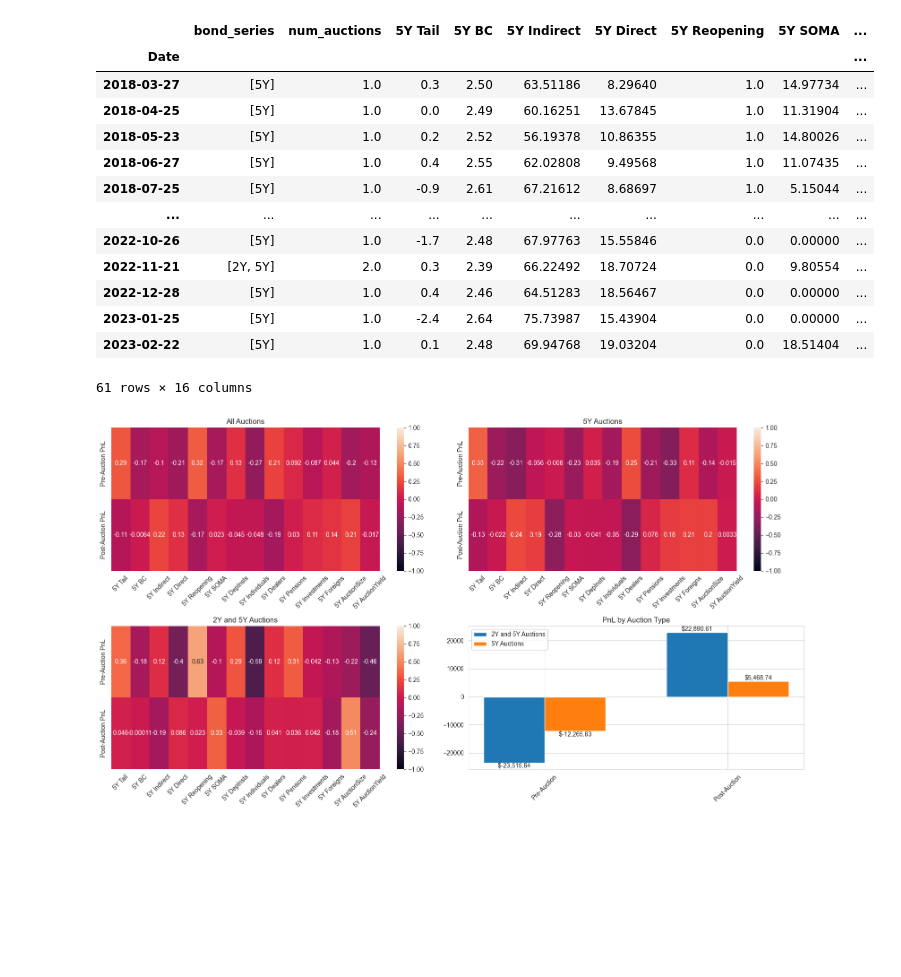
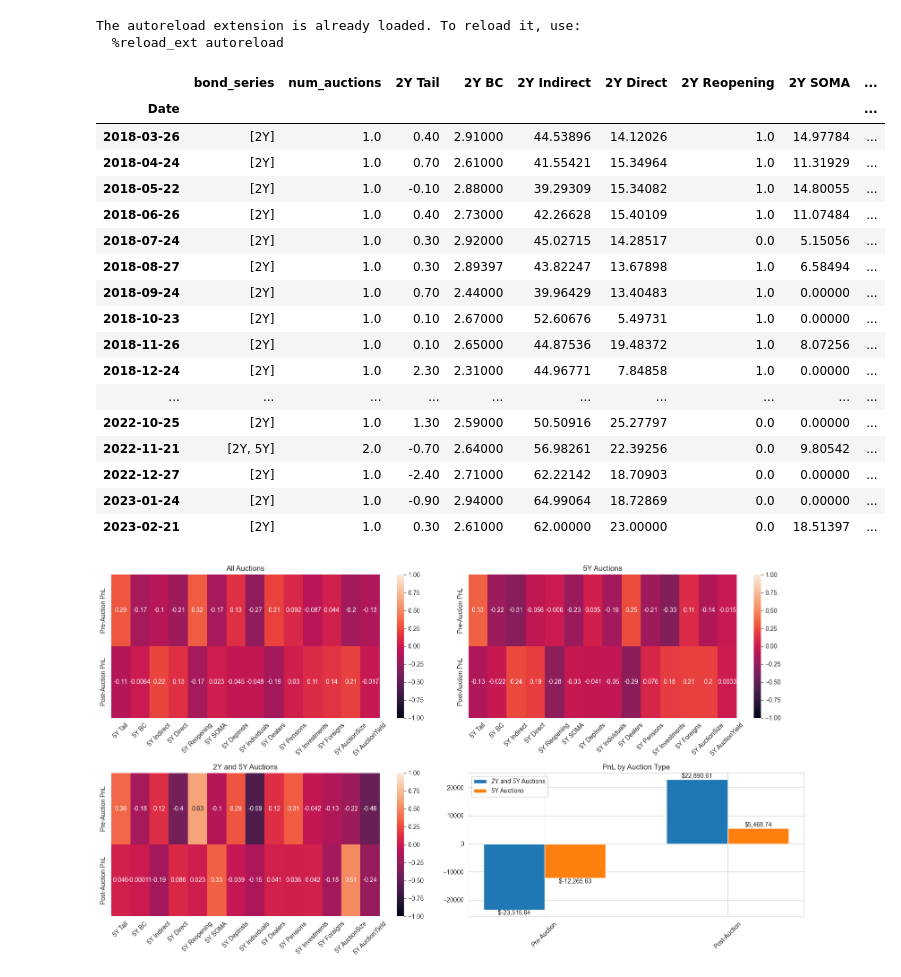
Before and after one commit to chiwailee/UChicago-Winter2022, a Jupyter notebook: Auction_Analysis.ipynb, the cells around one changed output. Saved outputs shown, nothing was run; the diff lists cells and outputs as text; code cells hidden in the pictures; blank space fills up the shorter version.

```diff
--- a/Auction_Analysis.ipynb
+++ b/Auction_Analysis.ipynb
@@ -1,32 +1,38 @@
 # %%
 import pandas as pd
 import matplotlib.pyplot as plt
 import numpy as np
 import auctiondates.auctionFileProcessing as afp
 
 %load_ext autoreload
 %autoreload 2
 
 AUCTION_FILENAME = r"auctiondates/UST Auction All Data_20230313.csv"
 auction_data = afp.loadJPMFullAuctionTable(AUCTION_FILENAME)
 twos = afp.pdGetOneAuctionResults(auction_data, 2)
 fives = afp.pdGetOneAuctionResults(auction_data, 5)
-display(fives)
+display(twos)
 # %% [output]
+The autoreload extension is already loaded. To reload it, use:
+  %reload_ext autoreload
-|  | bond_series | num_auctions | 5Y Tail | 5Y BC | 5Y Indirect | 5Y Direct | 5Y Reopening | 5Y SOMA | ... |
+|  | bond_series | num_auctions | 2Y Tail | 2Y BC | 2Y Indirect | 2Y Direct | 2Y Reopening | 2Y SOMA | ... |
 | Date |  |  |  |  |  |  |  |  | ... |
-| 2018-03-27 | [5Y] | 1.0 | 0.3 | 2.50 | 63.51186 | 8.29640 | 1.0 | 14.97734 | ... |
-| 2018-04-25 | [5Y] | 1.0 | 0.0 | 2.49 | 60.16251 | 13.67845 | 1.0 | 11.31904 | ... |
-| 2018-05-23 | [5Y] | 1.0 | 0.2 | 2.52 | 56.19378 | 10.86355 | 1.0 | 14.80026 | ... |
-| 2018-06-27 | [5Y] | 1.0 | 0.4 | 2.55 | 62.02808 | 9.49568 | 1.0 | 11.07435 | ... |
-| 2018-07-25 | [5Y] | 1.0 | -0.9 | 2.61 | 67.21612 | 8.68697 | 1.0 | 5.15044 | ... |
+| 2018-03-26 | [2Y] | 1.0 | 0.40 | 2.91000 | 44.53896 | 14.12026 | 1.0 | 14.97784 | ... |
+| 2018-04-24 | [2Y] | 1.0 | 0.70 | 2.61000 | 41.55421 | 15.34964 | 1.0 | 11.31929 | ... |
+| 2018-05-22 | [2Y] | 1.0 | -0.10 | 2.88000 | 39.29309 | 15.34082 | 1.0 | 14.80055 | ... |
+| 2018-06-26 | [2Y] | 1.0 | 0.40 | 2.73000 | 42.26628 | 15.40109 | 1.0 | 11.07484 | ... |
+| 2018-07-24 | [2Y] | 1.0 | 0.30 | 2.92000 | 45.02715 | 14.28517 | 0.0 | 5.15056 | ... |
+| 2018-08-27 | [2Y] | 1.0 | 0.30 | 2.89397 | 43.82247 | 13.67898 | 1.0 | 6.58494 | ... |
+| 2018-09-24 | [2Y] | 1.0 | 0.70 | 2.44000 | 39.96429 | 13.40483 | 1.0 | 0.00000 | ... |
+| 2018-10-23 | [2Y] | 1.0 | 0.10 | 2.67000 | 52.60676 | 5.49731 | 1.0 | 0.00000 | ... |
+| 2018-11-26 | [2Y] | 1.0 | 0.10 | 2.65000 | 44.87536 | 19.48372 | 1.0 | 8.07256 | ... |
+| 2018-12-24 | [2Y] | 1.0 | 2.30 | 2.31000 | 44.96771 | 7.84858 | 1.0 | 0.00000 | ... |
 | ... | ... | ... | ... | ... | ... | ... | ... | ... | ... |
-| 2022-10-26 | [5Y] | 1.0 | -1.7 | 2.48 | 67.97763 | 15.55846 | 0.0 | 0.00000 | ... |
-| 2022-11-21 | [2Y, 5Y] | 2.0 | 0.3 | 2.39 | 66.22492 | 18.70724 | 0.0 | 9.80554 | ... |
-| 2022-12-28 | [5Y] | 1.0 | 0.4 | 2.46 | 64.51283 | 18.56467 | 0.0 | 0.00000 | ... |
-| 2023-01-25 | [5Y] | 1.0 | -2.4 | 2.64 | 75.73987 | 15.43904 | 0.0 | 0.00000 | ... |
-| 2023-02-22 | [5Y] | 1.0 | 0.1 | 2.48 | 69.94768 | 19.03204 | 0.0 | 18.51404 | ... |
+| 2022-10-25 | [2Y] | 1.0 | 1.30 | 2.59000 | 50.50916 | 25.27797 | 0.0 | 0.00000 | ... |
+| 2022-11-21 | [2Y, 5Y] | 2.0 | -0.70 | 2.64000 | 56.98261 | 22.39256 | 0.0 | 9.80542 | ... |
+| 2022-12-27 | [2Y] | 1.0 | -2.40 | 2.71000 | 62.22142 | 18.70903 | 0.0 | 0.00000 | ... |
+| 2023-01-24 | [2Y] | 1.0 | -0.90 | 2.94000 | 64.99064 | 18.72869 | 0.0 | 0.00000 | ... |
+| 2023-02-21 | [2Y] | 1.0 | 0.30 | 2.61000 | 62.00000 | 23.00000 | 0.0 | 18.51397 | ... |
-61 rows × 16 columns
 # %%
 SPREAD_FILENAME = r"transformers/transformer_data_tufv.csv"
 
```
Also changed, not shown: parts of 5 cells of this notebook, 2 other files.
